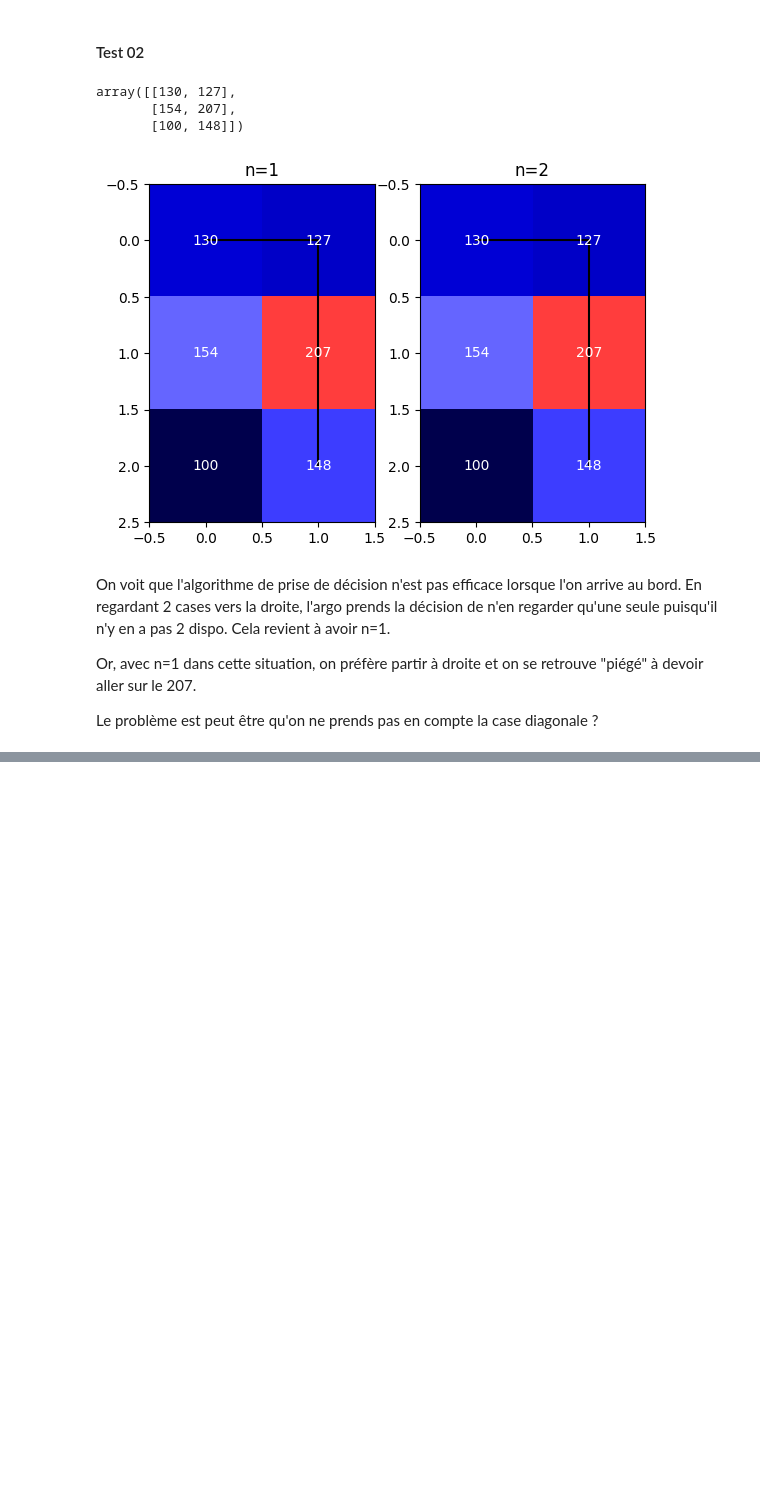
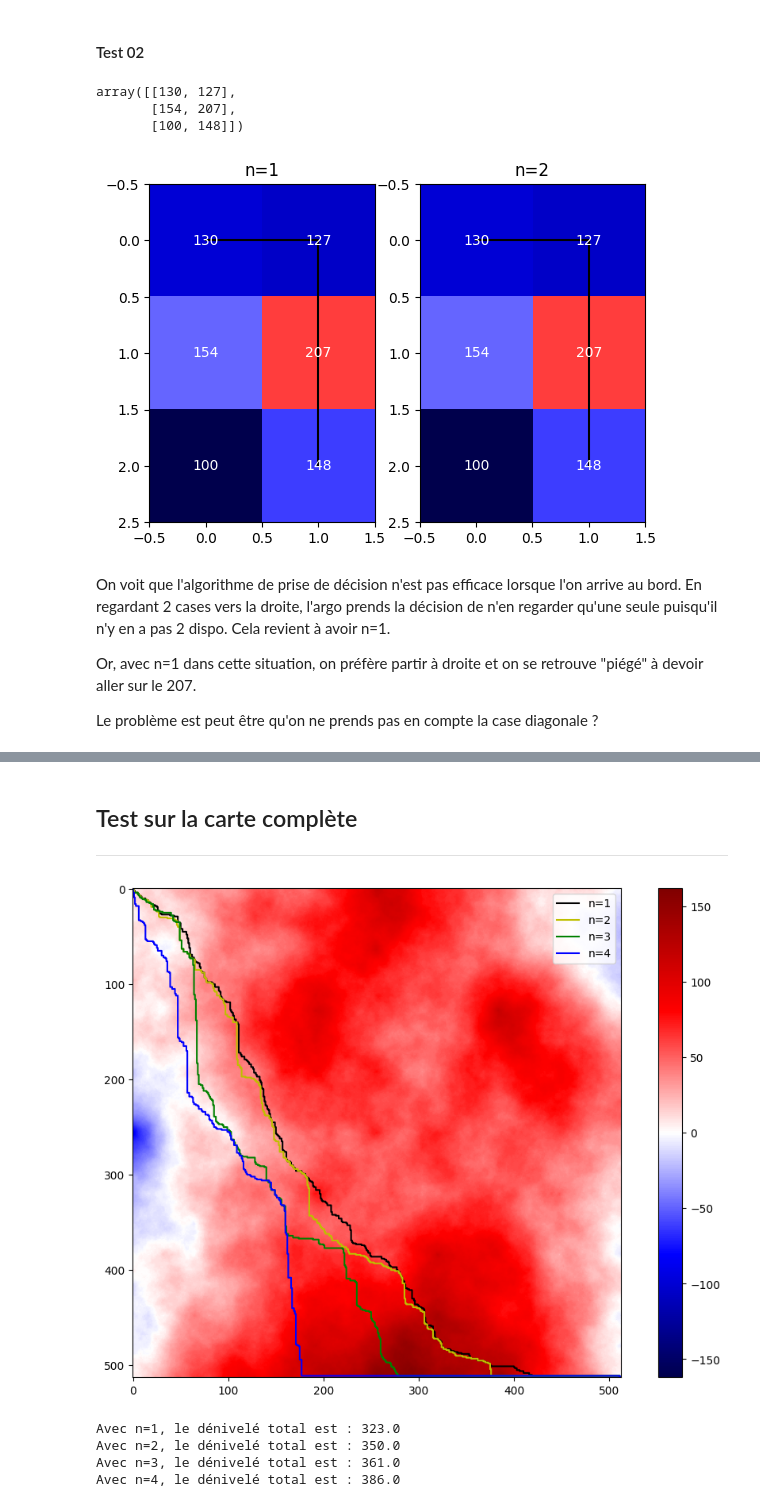
Before and after one commit to Siretristepain/defis_python, a Jupyter notebook: un_treck_sur_krikket/gradient.ipynb, the cells around one changed output, grey strips where cells are left out. Saved outputs shown, nothing was run; the diff lists cells and outputs as text; code cells hidden in the pictures; blank space fills up the shorter version.

```diff
--- a/un_treck_sur_krikket/gradient.ipynb
+++ b/un_treck_sur_krikket/gradient.ipynb
@@ -235,0 +316,56 @@ Le problème est peut être qu'on ne prends pas en compte la case diagonale ?
+# %% [markdown]
+## Test sur la carte complète
+_____
+# %%
+position = (0, 0)
+path_n1 = []
+
+for i in range(1050):
+    path_n1.append(position)
+    position = choice_direction_by_looking_n_forward(p1=position, img=img_centree, n=1)
+# %%
+position = (0, 0)
+path_n2 = []
+
+for i in range(1050):
+    path_n2.append(position)
+    position = choice_direction_by_looking_n_forward(p1=position, img=img_centree, n=2)
+# %%
+position = (0, 0)
+path_n3 = []
+
+for i in range(1050):
+    path_n3.append(position)
+    position = choice_direction_by_looking_n_forward(p1=position, img=img_centree, n=3)
+# %%
+position = (0, 0)
+path_n4 = []
+
+for i in range(1050):
+    path_n4.append(position)
+    position = choice_direction_by_looking_n_forward(p1=position, img=img_centree, n=4)
+# %%
+fig, ax = plt.subplots(figsize=(12,8))
+image = ax.imshow(img_centree, cmap="seismic", vmin=-162, vmax=162)
+plt.colorbar(image, ax=ax)
+#ax.plot([i[0] for i in path], [i[1] for i in path], color="k")
+ax.plot([i[1] for i in path_n1], [i[0] for i in path_n1], color="k", label="n=1")
+ax.plot([i[1] for i in path_n2], [i[0] for i in path_n2], color="y", label="n=2")
+ax.plot([i[1] for i in path_n3], [i[0] for i in path_n3], color="g", label="n=3")
+ax.plot([i[1] for i in path_n4], [i[0] for i in path_n4], color="b", label="n=4")
+
+plt.legend()
+
+plt.show()
+# %% [output]
+[figure, added]
+# %%
+print(f"Avec n=1, le dénivelé total est : {compute_denivele(path=path_n1, img=img_centree)}")
+print(f"Avec n=2, le dénivelé total est : {compute_denivele(path=path_n2, img=img_centree)}")
+print(f"Avec n=3, le dénivelé total est : {compute_denivele(path=path_n3, img=img_centree)}")
+print(f"Avec n=4, le dénivelé total est : {compute_denivele(path=path_n4, img=img_centree)}")
+# %% [output]
+Avec n=1, le dénivelé total est : 323.0
+Avec n=2, le dénivelé total est : 350.0
+Avec n=3, le dénivelé total est : 361.0
+Avec n=4, le dénivelé total est : 386.0
```
Also changed, not shown: parts of 8 cells of this notebook.
